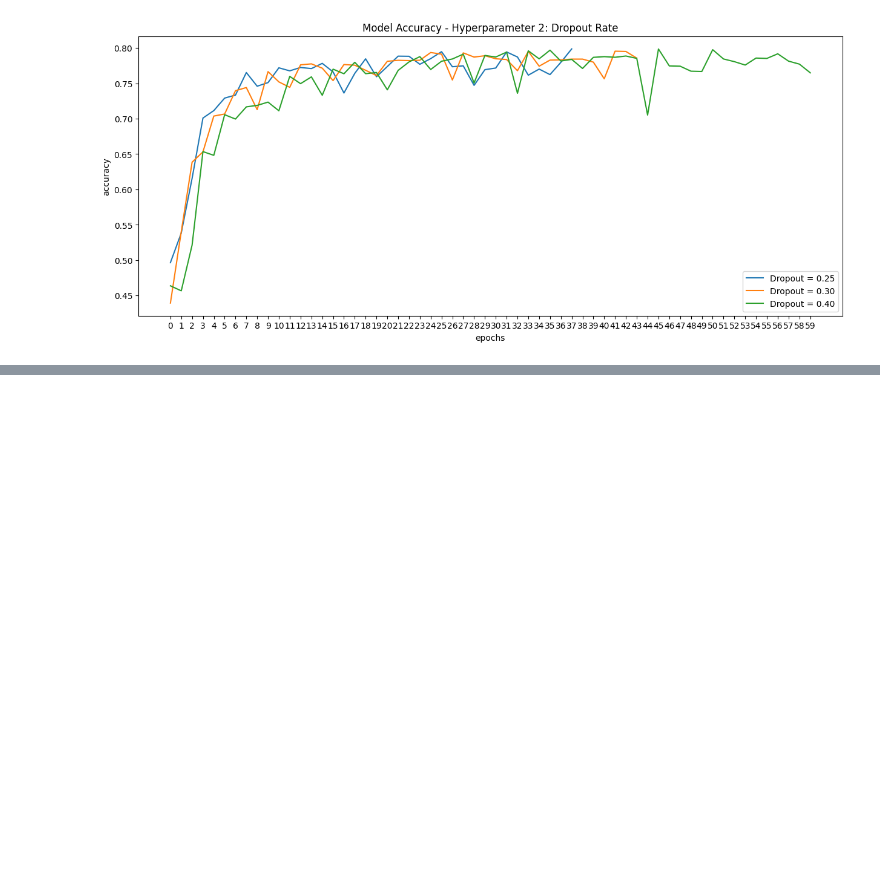
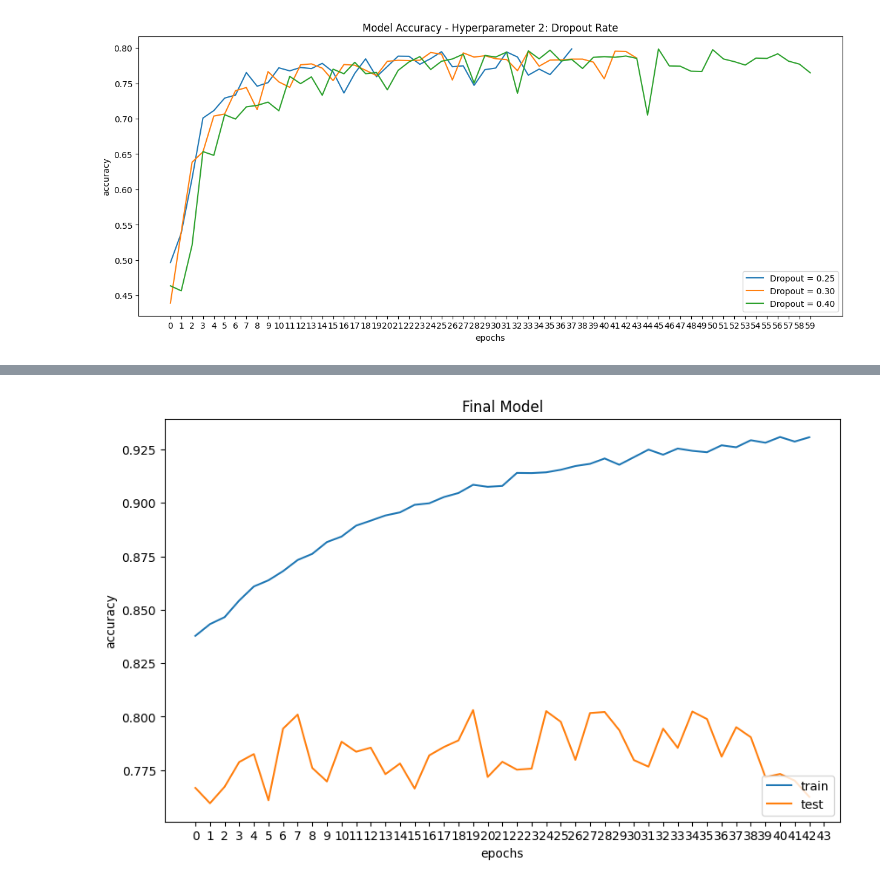
Before and after one commit to hristoangelov/34212-Lab-S-Report, a Jupyter notebook: cifar10.ipynb, the cells around one changed output, grey strips where cells are left out. Drawn from its saved outputs; the diff is of its cells as text; code cells hidden in the pictures; blank space fills up the shorter version.

Commit message:
show final model

```diff
--- a/cifar10.ipynb
+++ b/cifar10.ipynb
@@ -385,0 +386,12 @@ plt.show()
+# %%
+plt.figure(figsize=(10, 6))
+plt.plot(history_batch_size_256.history['accuracy'])
+plt.plot(history_batch_size_256.history['val_accuracy'])
+plt.title('Final Model')
+plt.ylabel('accuracy')
+plt.xlabel('epochs')
+plt.legend(['train', 'test'], loc='lower right')
+plt.xticks(range(0, 44))
+plt.show()
+# %% [output]
+[figure, added]
```
Also changed, not shown: parts of 3 cells of this notebook.
